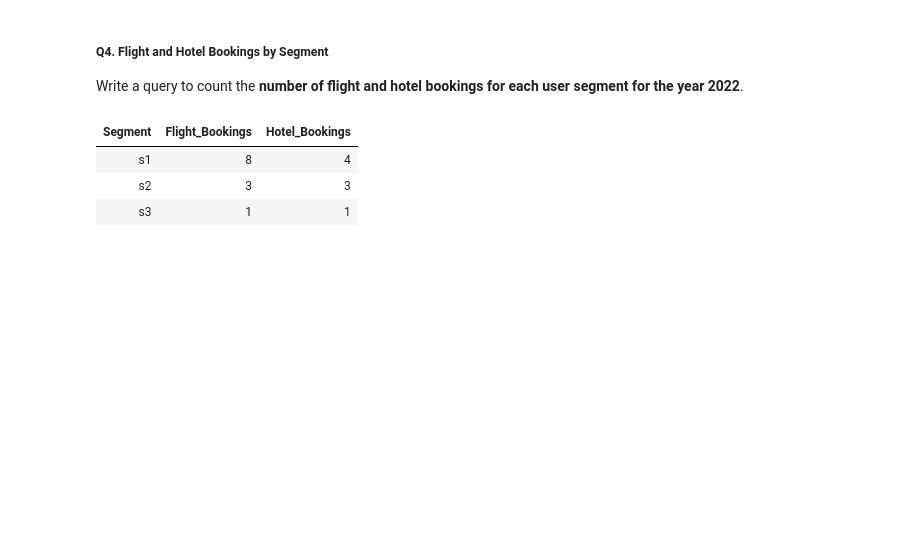
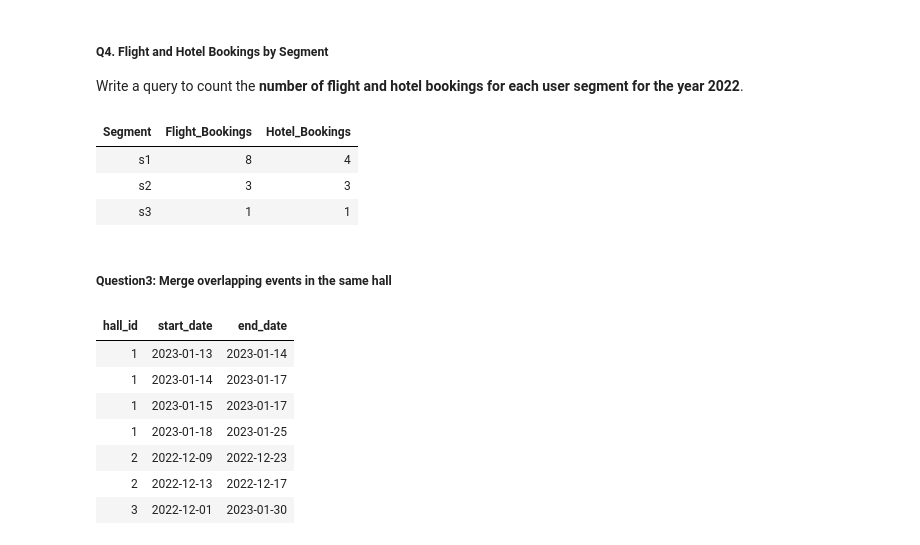
Before and after one commit to Rupam-1/SQL-Pyspark-practise_youtube, a Jupyter notebook: 06. SQL - Part4.ipynb, the cells around one changed output. Drawn from its saved outputs; the diff is of its cells as text; code cells hidden in the pictures; blank space fills up the shorter version.

```diff
--- a/06. SQL - Part4.ipynb
+++ b/06. SQL - Part4.ipynb
@@ -273,3 +273,32 @@ group by Segment;
 | s1 | 8 | 4 |
 | s2 | 3 | 3 |
 | s3 | 1 | 1 |
+# %% [markdown]
+##### Question3: Merge overlapping events in the same hall
+# %%
+%sql
+DROP TABLE IF EXISTS hall_events;
+CREATE TABLE hall_events (
+    hall_id INT,
+    start_date DATE,
+    end_date DATE
+);
+INSERT INTO hall_events VALUES
+(1, '2023-01-13', '2023-01-14'),
+(1, '2023-01-14', '2023-01-17'),
+(1, '2023-01-15', '2023-01-17'),
+(1, '2023-01-18', '2023-01-25'),
+(2, '2022-12-09', '2022-12-23'),
+(2, '2022-12-13', '2022-12-17'),
+(3, '2022-12-01', '2023-01-30');
+
+SELECT * FROM hall_events ORDER BY hall_id, start_date;
+# %% [output]
+| hall_id | start_date | end_date |
+| 1 | 2023-01-13 | 2023-01-14 |
+| 1 | 2023-01-14 | 2023-01-17 |
+| 1 | 2023-01-15 | 2023-01-17 |
+| 1 | 2023-01-18 | 2023-01-25 |
+| 2 | 2022-12-09 | 2022-12-23 |
+| 2 | 2022-12-13 | 2022-12-17 |
+| 3 | 2022-12-01 | 2023-01-30 |
```
Also changed, not shown: parts of 1 cell of this notebook.
